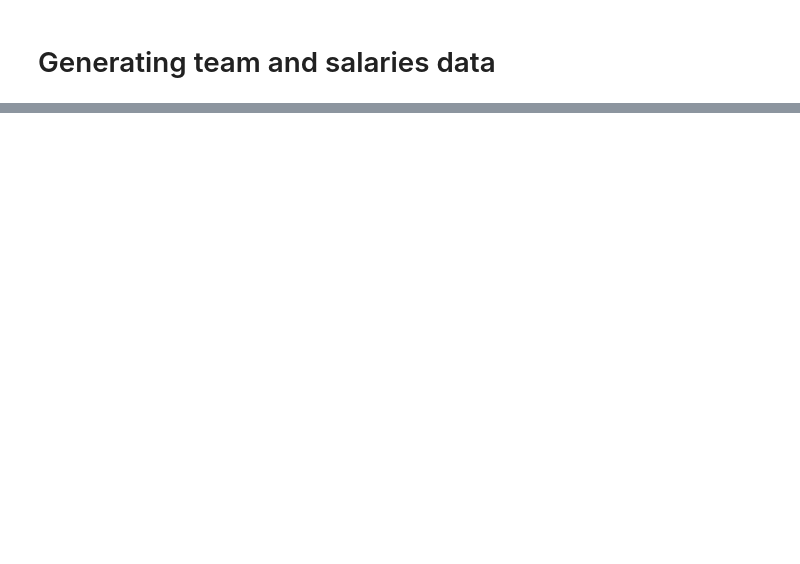
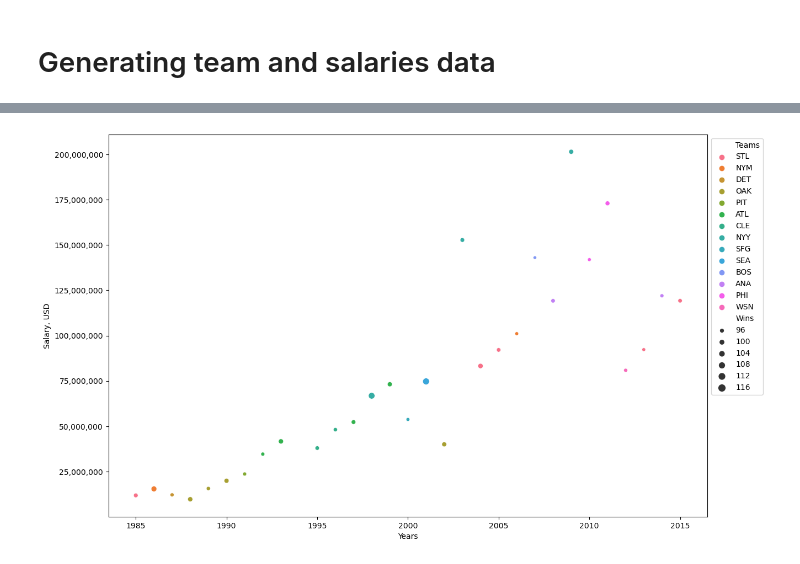
Before and after one commit to m-ingram/Project1-Group3, a Jupyter notebook: data_cleaning&analysis.ipynb, the cells around one changed output, grey strips where cells are left out. Cells and saved outputs as stored; diff of their text form; code cells hidden in the pictures; blank space fills up the shorter version.

```diff
--- a/data_cleaning&analysis.ipynb
+++ b/data_cleaning&analysis.ipynb
@@ -192,0 +409,5 @@ plt.show
+# %%
+#Wins selected by year ( All teams)
+top_wins_group = top_wins.groupby("yearID").apply(lambda x: x.sort_values('W',ascending=False))
+
+top_wins_group.head()
@@ -192,0 +423,4 @@ plt.show
+# %%
+# Team with most victories by year
+dataframe = top_wins_group.drop_duplicates(subset=['yearID'])
+dataframe
@@ -192,0 +447,5 @@ plt.show
+# %%
+not_strike= dataframe.copy(deep=True)
+not_strike = not_strike[not_strike['yearID']!=1994]
+not_strike['log_salary'] = np.log(not_strike['total_player_salaries'])
+not_strike.head(30)
@@ -192,0 +512,22 @@ plt.show
+# %%
+# Assigning names to columns in DF
+not_strike_renamed = not_strike.rename(columns={
+    'franchID': 'Teams',
+    'total_player_salaries': 'Salary, USD',
+    'yearID': 'Years',
+    'W': 'Wins'
+})
+# %%
+# Correlation between Wins x Salary from 1985 to 2015
+plt.figure(figsize=(14, 9))  ## width, height
+sns.scatterplot(x='Years', y='Salary, USD', data=not_strike_renamed, size='Wins', hue='Teams')
+plt.xlabel('Years')
+plt.ylabel('Salary, USD')
+plt.legend(bbox_to_anchor=(1.0, 1.0))
+# Formatting y-axis labels to display salary in USD format
+formatter = ticker.StrMethodFormatter('{x:,.0f}')
+plt.gca().yaxis.set_major_formatter(formatter)
+#plt.savefig('Output\wins vs salary.png')
+plt.show()
+# %% [output]
+[figure, added]
```
Also changed, not shown: parts of 26 cells of this notebook, 6 other files.
